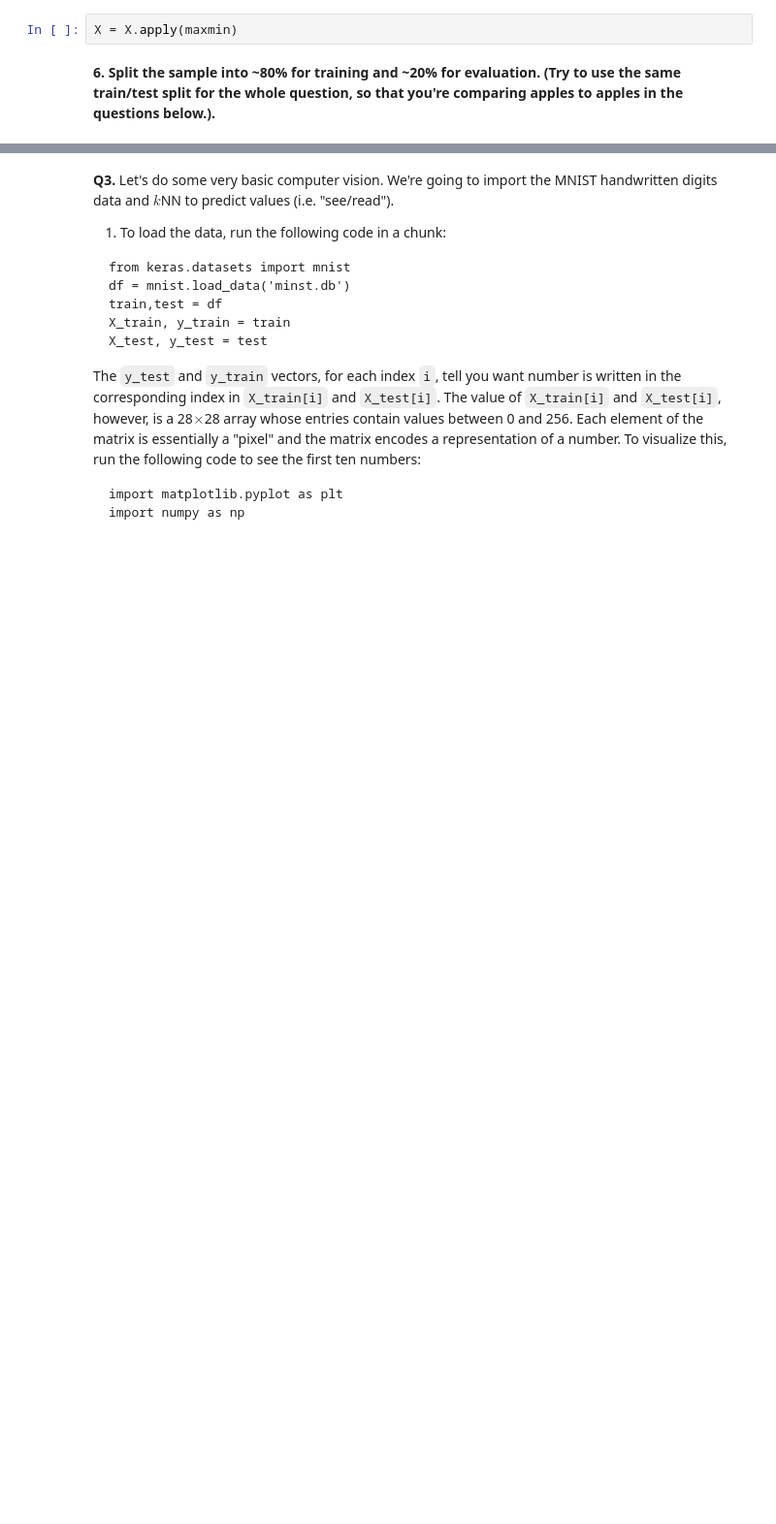
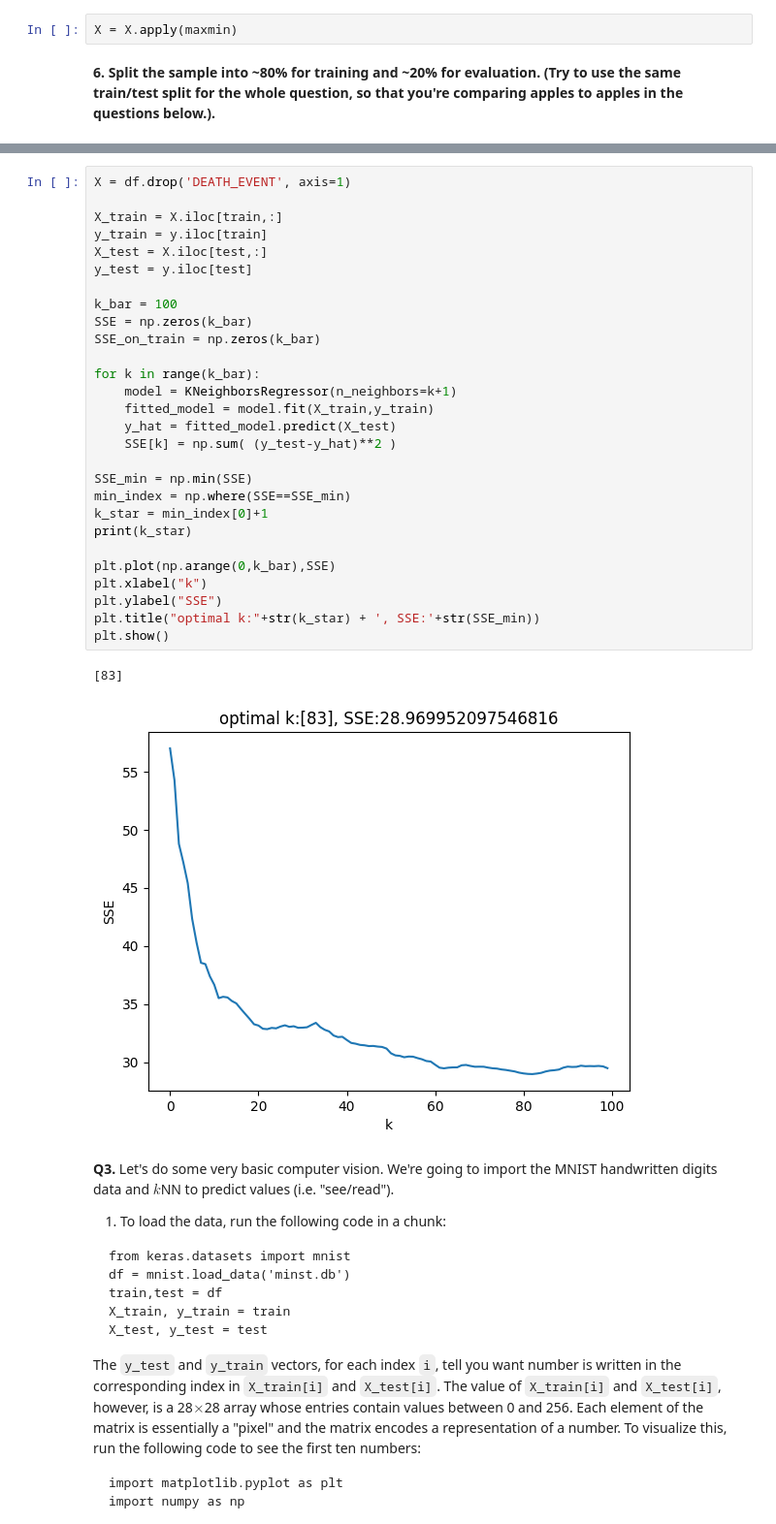
Before and after one commit to kirsten-fung/knn, a Jupyter notebook: assignment_knn.ipynb, the cells around one changed output, grey strips where cells are left out. Shown at 97% size. Cells and saved outputs as stored; diff of their text form; blank space fills up the shorter version.

```diff
--- a/assignment_knn.ipynb
+++ b/assignment_knn.ipynb
@@ -229,3 +278,34 @@ X = X.apply(maxmin)
+# %%
+X = df.drop('DEATH_EVENT', axis=1)
+
+X_train = X.iloc[train,:]
+y_train = y.iloc[train]
+X_test = X.iloc[test,:]
+y_test = y.iloc[test]
+
+k_bar = 100
+SSE = np.zeros(k_bar)
+SSE_on_train = np.zeros(k_bar)
+
+for k in range(k_bar):
+    model = KNeighborsRegressor(n_neighbors=k+1)
+    fitted_model = model.fit(X_train,y_train)
+    y_hat = fitted_model.predict(X_test)
+    SSE[k] = np.sum( (y_test-y_hat)**2 )
+
+SSE_min = np.min(SSE)
+min_index = np.where(SSE==SSE_min)
+k_star = min_index[0]+1
+print(k_star)
+
+plt.plot(np.arange(0,k_bar),SSE)
+plt.xlabel("k")
+plt.ylabel("SSE")
+plt.title("optimal k:"+str(k_star) + ', SSE:'+str(SSE_min))
+plt.show()
+# %% [output]
+[83]
+[figure, added]
 # %% [markdown]
 **Q3.** Let's do some very basic computer vision. We're going to import the MNIST handwritten digits data and $k$NN to predict values (i.e. "see/read").
 
```
Also changed, not shown: parts of 18 cells of this notebook.
